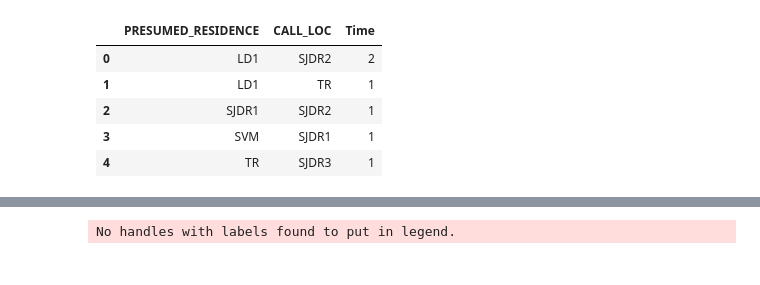
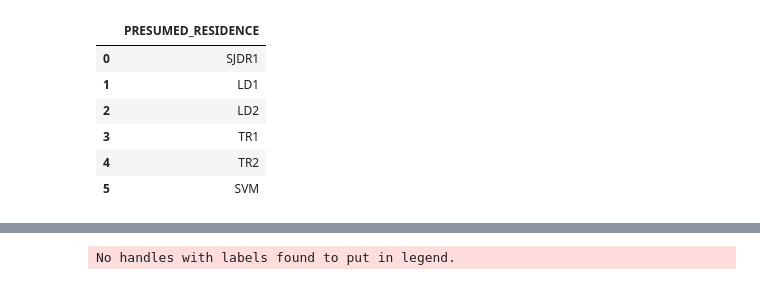
Before and after one commit to ghmc91/Projeto_Mestrado, a Jupyter notebook: Tests.ipynb, the cells around one changed output, grey strips where cells are left out. Drawn from its saved outputs; the diff is of its cells as text; code cells hidden in the pictures.

```diff
--- a/Tests.ipynb
+++ b/Tests.ipynb
@@ -1,15 +1,13 @@
 # %%
 import pandas as pd
-import numpy as np
-
-df = pd.DataFrame({'PRESUMED_RESIDENCE':['SJDR1', 'LD1', 'LD1', 'LD1', 'TR', 'SVM'],
-                   'CALL_LOC':['SJDR2', 'SJDR2', 'SJDR2', 'TR', 'SJDR3', 'SJDR1']})
-
-df.groupby(['PRESUMED_RESIDENCE', 'CALL_LOC']).size().reset_index(name='Time')
+import more_itertools
+df = pd.DataFrame({'PRESUMED_RESIDENCE':['SJDR1', 'LD1', 'LD2', 'TR1', 'TR2', 'SVM']})
+df
 # %% [output]
-|  | PRESUMED_RESIDENCE | CALL_LOC | Time |
-| 0 | LD1 | SJDR2 | 2 |
-| 1 | LD1 | TR | 1 |
-| 2 | SJDR1 | SJDR2 | 1 |
-| 3 | SVM | SJDR1 | 1 |
-| 4 | TR | SJDR3 | 1 |
+|  | PRESUMED_RESIDENCE |
+| 0 | SJDR1 |
+| 1 | LD1 |
+| 2 | LD2 |
+| 3 | TR1 |
+| 4 | TR2 |
+| 5 | SVM |
```
Also changed, not shown: parts of 1 cell of this notebook, 5 other files.
